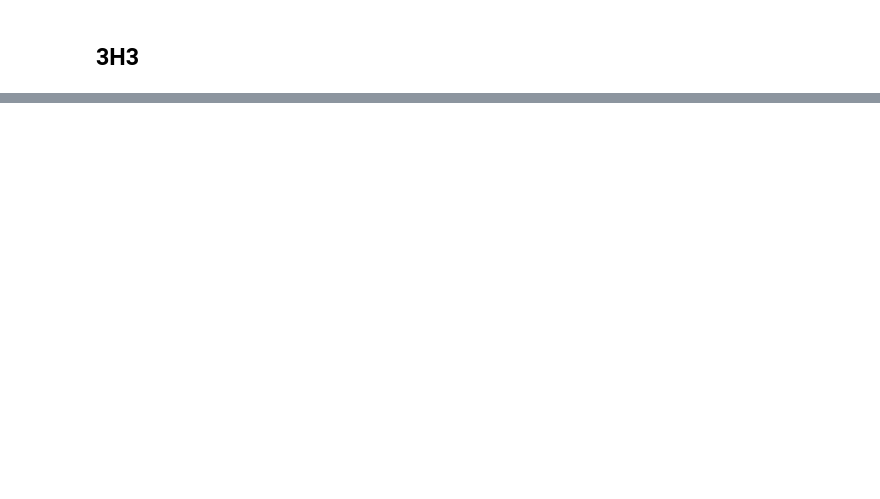
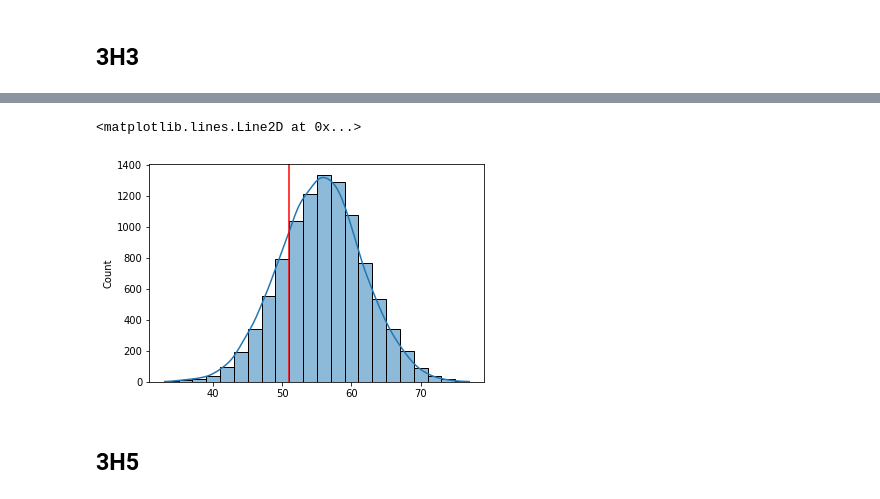
Before and after one commit to tobyrmanders/statistical-rethinking, a Jupyter notebook: chapter_03.ipynb, the cells around one changed output, grey strips where cells are left out. Saved outputs shown, nothing was run; the diff lists cells and outputs as text; code cells hidden in the pictures; blank space fills up the shorter version.

```diff
--- a/chapter_03.ipynb
+++ b/chapter_03.ipynb
@@ -243,2 +262,2 @@ w = dist.Binomial(total_count=9, probs=samples).sample()
 # %%
-w = dist.Binomial(total_count=200, probs=0.7).sample(torch.Size([int(1e4)]))
+b1sim = dist.Binomial(total_count=100, probs=samples).sample()
@@ -248,0 +264,10 @@ tensor([147., 140., 142.,  ..., 135., 145., 131.])
+# %%
+b1sum = sum(birth1)
+
+ax = sns.histplot(b1sim, kde=True, binwidth=2)
+ax.axvline(b1sum, c='r')
+# %% [output]
+<matplotlib.lines.Line2D at 0x...>
+[figure, added]
+# %% [markdown]
+## 3H5
```
Also changed, not shown: parts of 15 cells of this notebook.
